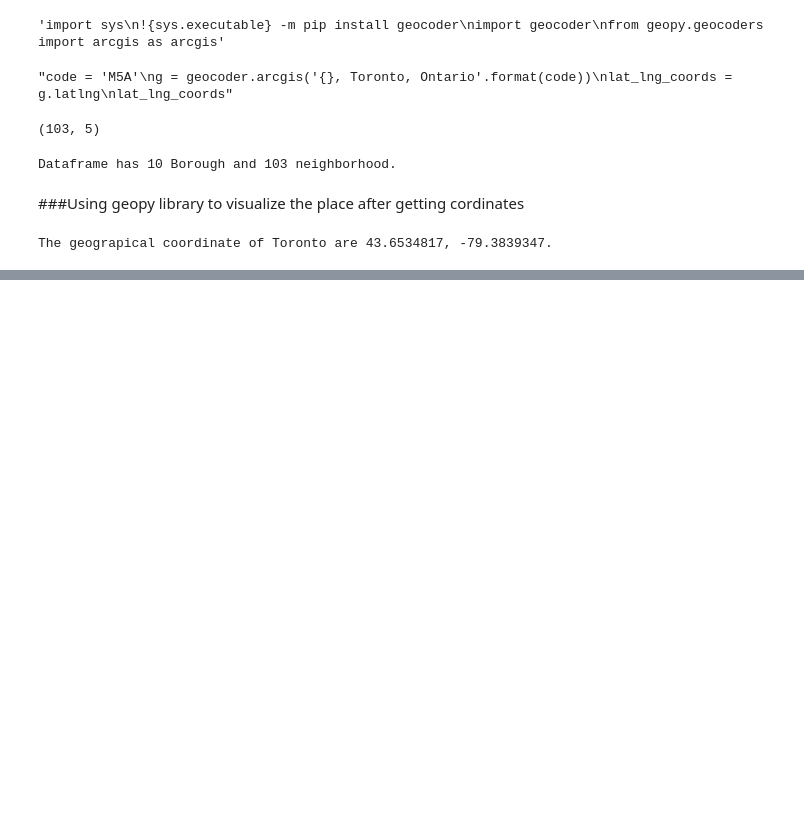
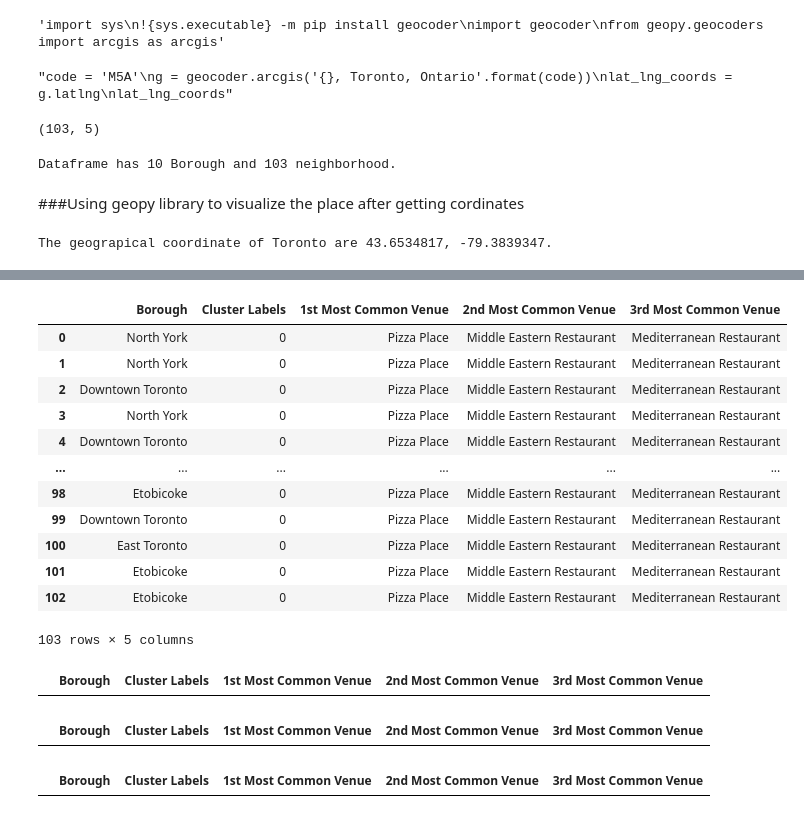
Before and after one commit to yesdeepakmittal/Best_Place_Prediction, a Jupyter notebook: Clustering_Web_sc_foursquare_full.ipynb, the cells around one changed output, grey strips where cells are left out. Drawn from its saved outputs; the diff is of its cells as text; code cells hidden in the pictures; blank space fills up the shorter version.

```diff
--- a/Clustering_Web_sc_foursquare_full.ipynb
+++ b/Clustering_Web_sc_foursquare_full.ipynb
@@ -171,0 +393,4 @@ Map of Toronto, Canada is created
+# %%
+# group rows by neighborhood taking the mean of the frequency of occurrence of each category
+toronto_grouped = toronto_onehot.groupby('Neighborhood').mean().reset_index()
+toronto_grouped.head()
@@ -171,0 +442,25 @@ Map of Toronto, Canada is created
+# %%
+def return_most_common_venues(row, num_top_venues):         # sorting in descending order
+    row_categories = row.iloc[1:]
+    row_categories_sorted = row_categories.sort_values(ascending=False)
+
+    return row_categories_sorted.index.values[0:num_top_venues]
+# %%
+# New dataframe to display the top 3 venues for each neighborhood
+num_top_venues = 3
+indicators = ['st', 'nd', 'rd']
+
+columns = ['Neighborhood']
+for ind in np.arange(num_top_venues):
+    try:
+        columns.append('{}{} Most Common Venue'.format(ind+1, indicators[ind]))
+    except:
+        columns.append('{}th Most Common Venue'.format(ind+1))
+
+neighborhoods_venues_sorted = pd.DataFrame(columns=columns)
+neighborhoods_venues_sorted['Neighborhood'] = toronto_grouped['Neighborhood']
+
+for ind in np.arange(toronto_grouped.shape[0]):
+    neighborhoods_venues_sorted.iloc[ind, 1:] = return_most_common_venues(toronto_grouped.iloc[ind, :], num_top_venues)
+
+neighborhoods_venues_sorted.head()
@@ -171,0 +483,12 @@ Map of Toronto, Canada is created
+# %%
+# create a new dataframe that includes the cluster as well as the top 10 venues for each neighborhood.
+
+# add clustering labels
+#neighborhoods_venues_sorted.insert(0, 'Cluster Labels', kmeans.labels_)
+
+toronto_merged = df
+
+# merge toronto_grouped with toronto_data to add latitude/longitude for each neighborhood
+toronto_merged = toronto_merged.join(neighborhoods_venues_sorted.set_index('Neighborhood'), on='Neighborhood')
+
+toronto_merged.head()
@@ -171,0 +527,36 @@ Map of Toronto, Canada is created
+# %%
+# CLUSTER 1
+
+toronto_merged.loc[toronto_merged['Cluster Labels'] == 0, toronto_merged.columns[[1] + list(range(5, toronto_merged.shape[1]))]]
+# %% [output]
+|  | Borough | Cluster Labels | 1st Most Common Venue | 2nd Most Common Venue | 3rd Most Common Venue |
+| 0 | North York | 0 | Pizza Place | Middle Eastern Restaurant | Mediterranean Restaurant |
+| 1 | North York | 0 | Pizza Place | Middle Eastern Restaurant | Mediterranean Restaurant |
+| 2 | Downtown Toronto | 0 | Pizza Place | Middle Eastern Restaurant | Mediterranean Restaurant |
+| 3 | North York | 0 | Pizza Place | Middle Eastern Restaurant | Mediterranean Restaurant |
+| 4 | Downtown Toronto | 0 | Pizza Place | Middle Eastern Restaurant | Mediterranean Restaurant |
+| ... | ... | ... | ... | ... | ... |
+| 98 | Etobicoke | 0 | Pizza Place | Middle Eastern Restaurant | Mediterranean Restaurant |
+| 99 | Downtown Toronto | 0 | Pizza Place | Middle Eastern Restaurant | Mediterranean Restaurant |
+| 100 | East Toronto | 0 | Pizza Place | Middle Eastern Restaurant | Mediterranean Restaurant |
+| 101 | Etobicoke | 0 | Pizza Place | Middle Eastern Restaurant | Mediterranean Restaurant |
+| 102 | Etobicoke | 0 | Pizza Place | Middle Eastern Restaurant | Mediterranean Restaurant |
+103 rows × 5 columns
+# %%
+# CLUSTER 2
+
+toronto_merged.loc[toronto_merged['Cluster Labels'] == 1, toronto_merged.columns[[1] + list(range(5, toronto_merged.shape[1]))]]
+# %% [output]
+|  | Borough | Cluster Labels | 1st Most Common Venue | 2nd Most Common Venue | 3rd Most Common Venue |
+# %%
+# CLUSTER 3
+
+toronto_merged.loc[toronto_merged['Cluster Labels'] == 2, toronto_merged.columns[[1] + list(range(5, toronto_merged.shape[1]))]]
+# %% [output]
+|  | Borough | Cluster Labels | 1st Most Common Venue | 2nd Most Common Venue | 3rd Most Common Venue |
+# %%
+# CLUSTER 4
+
+toronto_merged.loc[toronto_merged['Cluster Labels'] == 3, toronto_merged.columns[[1] + list(range(5, toronto_merged.shape[1]))]]
+# %% [output]
+|  | Borough | Cluster Labels | 1st Most Common Venue | 2nd Most Common Venue | 3rd Most Common Venue |
```
Also changed, not shown: parts of 40 cells of this notebook.
